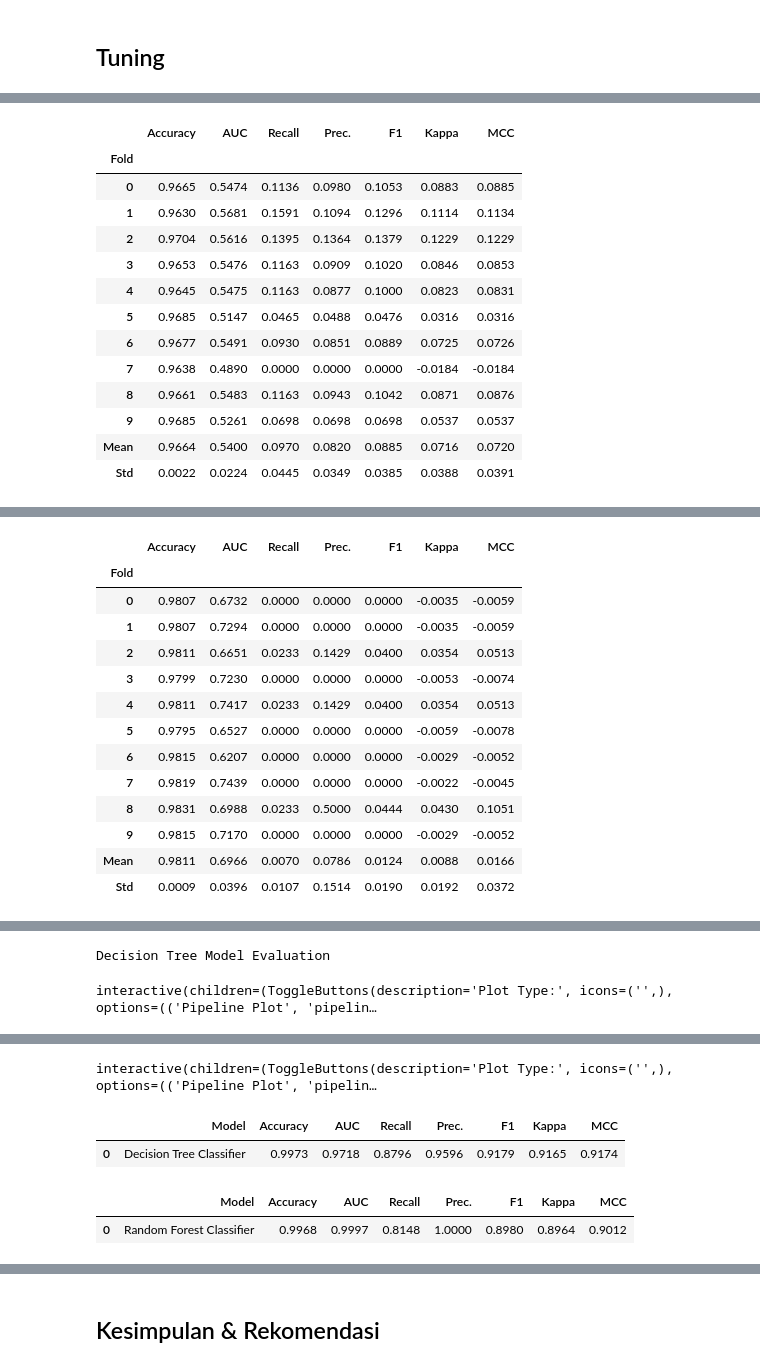
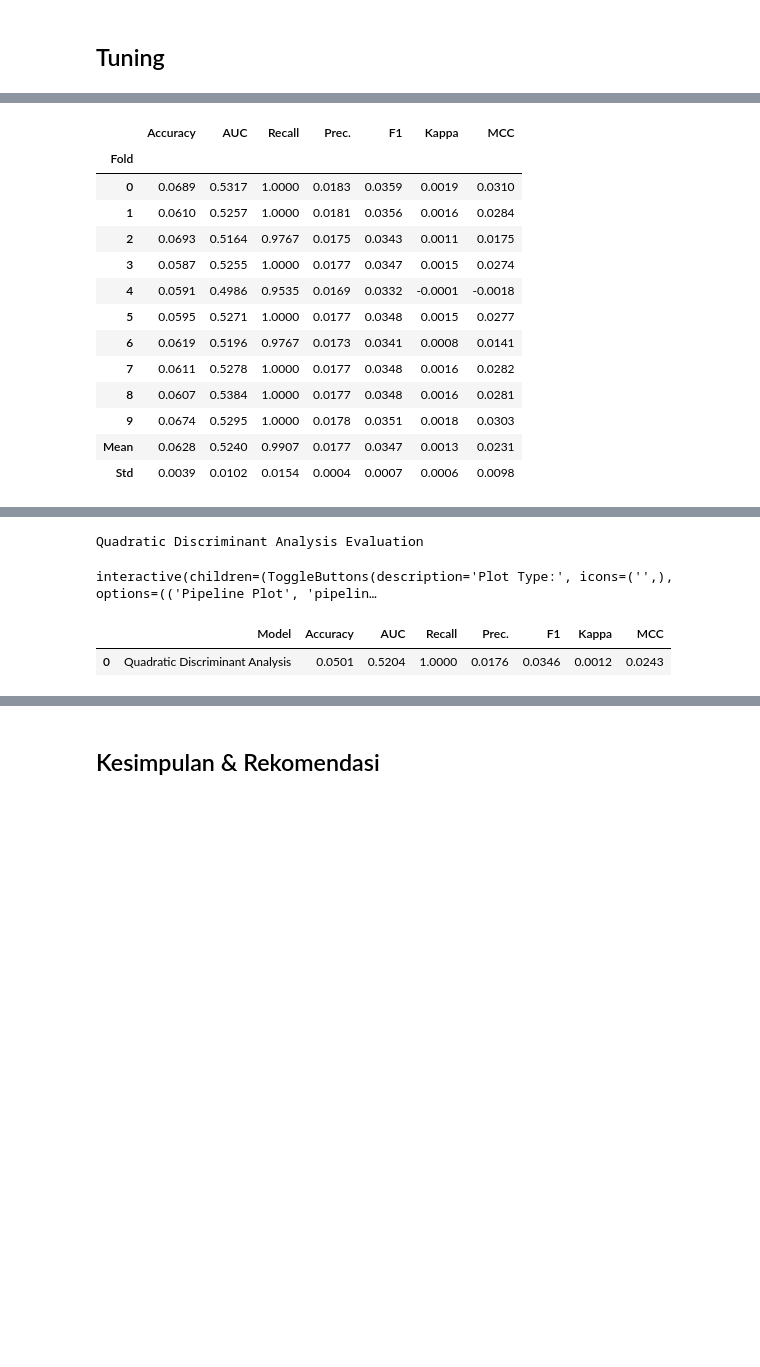
Before and after one commit to andhya26/capstone3, a Jupyter notebook: trycaps3.ipynb, the cells around one changed output, grey strips where cells are left out. Saved outputs shown, nothing was run; the diff lists cells and outputs as text; code cells hidden in the pictures; blank space fills up the shorter version.

```diff
--- a/trycaps3.ipynb
+++ b/trycaps3.ipynb
@@ -867,48 +830,39 @@ best_feature.sort_values(by='avg_score', ascending=False)
 # %%
 from pycaret.classification import *
 
 # Setup PyCaret
 clf1 = setup(data = df_seen, target = 'Claim', train_size = 0.8, session_id=42, verbose=False)
 
-# Membuat model Decision Tree dan Random Forest
-dt = create_model('dt')
-rf = create_model('rf')
+# Membuat model QuadraticDiscriminantAnalysis
+qda = create_model('qda')
 
 # Melatih model pada data pelatihan
-dt_trained = finalize_model(dt)
-rf_trained = finalize_model(rf)
+qda_trained = finalize_model(qda)
 
 # Menampilkan hasil evaluasi model
-print('\nDecision Tree Model Evaluation\n')
-evaluate_model(dt_trained)
-
-print('\nRandom Forest Model Evaluation\n')
-evaluate_model(rf_trained)
+print('\nQuadratic Discriminant Analysis Evaluation\n')
+evaluate_model(qda)
 
 # Membuat prediksi pada data validasi
-predictions_dt = predict_model(dt_trained)
-predictions_rf = predict_model(rf_trained)
+predictions_qda = predict_model(qda_trained)
 
 # Tampilkan hasil prediksi
-print('\nDecision Tree Predictions on Validation Data\n')
-print(predictions_dt)
-
-print('\nRandom Forest Predictions on Validation Data\n')
-print(predictions_rf)
+print('\nQuadratic Discriminant Analysis on Validation Data\n')
+print(predictions_qda)
 # %% [output]
 [interactive output not drawn]
 |  | Accuracy | AUC | Recall | Prec. | F1 | Kappa | MCC |
 | Fold |  |  |  |  |  |  |  |
-| 0 | 0.9665 | 0.5474 | 0.1136 | 0.0980 | 0.1053 | 0.0883 | 0.0885 |
-| 1 | 0.9630 | 0.5681 | 0.1591 | 0.1094 | 0.1296 | 0.1114 | 0.1134 |
-| 2 | 0.9704 | 0.5616 | 0.1395 | 0.1364 | 0.1379 | 0.1229 | 0.1229 |
-| 3 | 0.9653 | 0.5476 | 0.1163 | 0.0909 | 0.1020 | 0.0846 | 0.0853 |
-| 4 | 0.9645 | 0.5475 | 0.1163 | 0.0877 | 0.1000 | 0.0823 | 0.0831 |
-| 5 | 0.9685 | 0.5147 | 0.0465 | 0.0488 | 0.0476 | 0.0316 | 0.0316 |
-| 6 | 0.9677 | 0.5491 | 0.0930 | 0.0851 | 0.0889 | 0.0725 | 0.0726 |
-| 7 | 0.9638 | 0.4890 | 0.0000 | 0.0000 | 0.0000 | -0.0184 | -0.0184 |
-| 8 | 0.9661 | 0.5483 | 0.1163 | 0.0943 | 0.1042 | 0.0871 | 0.0876 |
-| 9 | 0.9685 | 0.5261 | 0.0698 | 0.0698 | 0.0698 | 0.0537 | 0.0537 |
-| Mean | 0.9664 | 0.5400 | 0.0970 | 0.0820 | 0.0885 | 0.0716 | 0.0720 |
-| Std | 0.0022 | 0.0224 | 0.0445 | 0.0349 | 0.0385 | 0.0388 | 0.0391 |
+| 0 | 0.0689 | 0.5317 | 1.0000 | 0.0183 | 0.0359 | 0.0019 | 0.0310 |
+| 1 | 0.0610 | 0.5257 | 1.0000 | 0.0181 | 0.0356 | 0.0016 | 0.0284 |
+| 2 | 0.0693 | 0.5164 | 0.9767 | 0.0175 | 0.0343 | 0.0011 | 0.0175 |
+| 3 | 0.0587 | 0.5255 | 1.0000 | 0.0177 | 0.0347 | 0.0015 | 0.0274 |
+| 4 | 0.0591 | 0.4986 | 0.9535 | 0.0169 | 0.0332 | -0.0001 | -0.0018 |
+| 5 | 0.0595 | 0.5271 | 1.0000 | 0.0177 | 0.0348 | 0.0015 | 0.0277 |
+| 6 | 0.0619 | 0.5196 | 0.9767 | 0.0173 | 0.0341 | 0.0008 | 0.0141 |
+| 7 | 0.0611 | 0.5278 | 1.0000 | 0.0177 | 0.0348 | 0.0016 | 0.0282 |
+| 8 | 0.0607 | 0.5384 | 1.0000 | 0.0177 | 0.0348 | 0.0016 | 0.0281 |
+| 9 | 0.0674 | 0.5295 | 1.0000 | 0.0178 | 0.0351 | 0.0018 | 0.0303 |
+| Mean | 0.0628 | 0.5240 | 0.9907 | 0.0177 | 0.0347 | 0.0013 | 0.0231 |
+| Std | 0.0039 | 0.0102 | 0.0154 | 0.0004 | 0.0007 | 0.0006 | 0.0098 |
 [interactive output not drawn]
@@ -916,14 +868,0 @@ print(predictions_rf)
-|  | Accuracy | AUC | Recall | Prec. | F1 | Kappa | MCC |
-| Fold |  |  |  |  |  |  |  |
-| 0 | 0.9807 | 0.6732 | 0.0000 | 0.0000 | 0.0000 | -0.0035 | -0.0059 |
-| 1 | 0.9807 | 0.7294 | 0.0000 | 0.0000 | 0.0000 | -0.0035 | -0.0059 |
-| 2 | 0.9811 | 0.6651 | 0.0233 | 0.1429 | 0.0400 | 0.0354 | 0.0513 |
-| 3 | 0.9799 | 0.7230 | 0.0000 | 0.0000 | 0.0000 | -0.0053 | -0.0074 |
-| 4 | 0.9811 | 0.7417 | 0.0233 | 0.1429 | 0.0400 | 0.0354 | 0.0513 |
-| 5 | 0.9795 | 0.6527 | 0.0000 | 0.0000 | 0.0000 | -0.0059 | -0.0078 |
-| 6 | 0.9815 | 0.6207 | 0.0000 | 0.0000 | 0.0000 | -0.0029 | -0.0052 |
-| 7 | 0.9819 | 0.7439 | 0.0000 | 0.0000 | 0.0000 | -0.0022 | -0.0045 |
-| 8 | 0.9831 | 0.6988 | 0.0233 | 0.5000 | 0.0444 | 0.0430 | 0.1051 |
-| 9 | 0.9815 | 0.7170 | 0.0000 | 0.0000 | 0.0000 | -0.0029 | -0.0052 |
-| Mean | 0.9811 | 0.6966 | 0.0070 | 0.0786 | 0.0124 | 0.0088 | 0.0166 |
-| Std | 0.0009 | 0.0396 | 0.0107 | 0.1514 | 0.0190 | 0.0192 | 0.0372 |
@@ -931,2 +869,4 @@ print(predictions_rf)
-Decision Tree Model Evaluation
+Quadratic Discriminant Analysis Evaluation
 interactive(children=(ToggleButtons(description='Plot Type:', icons=('',), options=(('Pipeline Plot', 'pipelin…
+|  | Model | Accuracy | AUC | Recall | Prec. | F1 | Kappa | MCC |
+| 0 | Quadratic Discriminant Analysis | 0.0501 | 0.5204 | 1.0000 | 0.0176 | 0.0346 | 0.0012 | 0.0243 |
@@ -934,5 +889,0 @@ Random Forest Model Evaluation
-interactive(children=(ToggleButtons(description='Plot Type:', icons=('',), options=(('Pipeline Plot', 'pipelin…
-|  | Model | Accuracy | AUC | Recall | Prec. | F1 | Kappa | MCC |
-| 0 | Decision Tree Classifier | 0.9973 | 0.9718 | 0.8796 | 0.9596 | 0.9179 | 0.9165 | 0.9174 |
-|  | Model | Accuracy | AUC | Recall | Prec. | F1 | Kappa | MCC |
-| 0 | Random Forest Classifier | 0.9968 | 0.9997 | 0.8148 | 1.0000 | 0.8980 | 0.8964 | 0.9012 |
```
Also changed, not shown: parts of 25 cells of this notebook.
